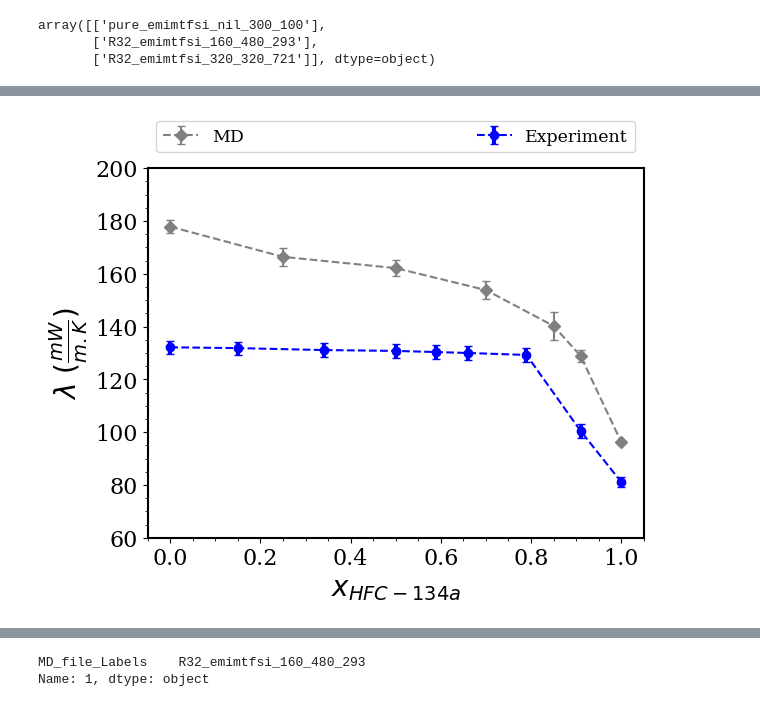
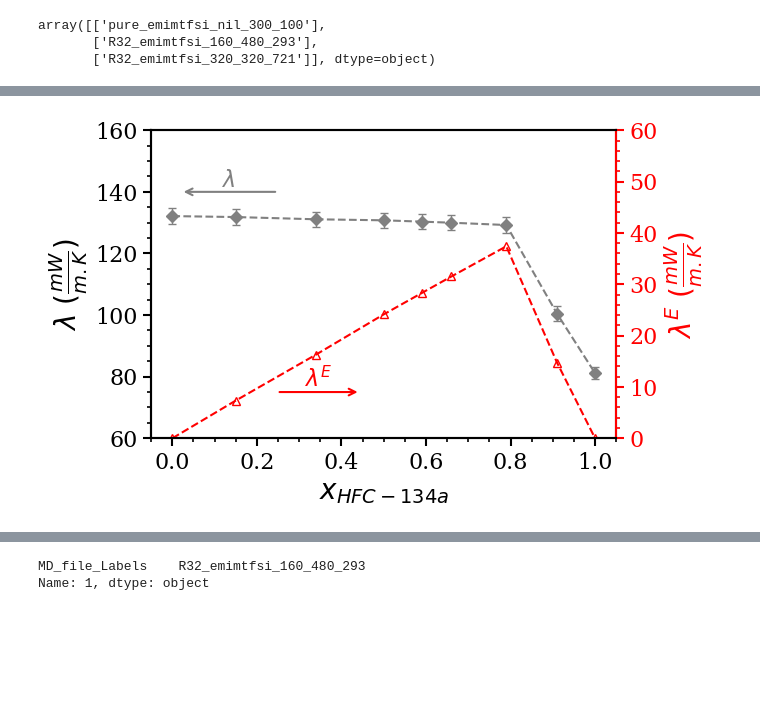
Before and after one commit to MaginnGroup/TC_Structure_ILHFC, a Jupyter notebook: Jupyter_Notebooks_and_DataSheet_Final_Plots/TC_Exp_MD_HFD.ipynb, the cells around one changed output, grey strips where cells are left out. Drawn from its saved outputs; the diff is of its cells as text; code cells hidden in the pictures; blank space fills up the shorter version.

Commit message:
updated plots

```diff
--- a/Jupyter_Notebooks_and_DataSheet_Final_Plots/TC_Exp_MD_HFD.ipynb
+++ b/Jupyter_Notebooks_and_DataSheet_Final_Plots/TC_Exp_MD_HFD.ipynb
@@ -58,24 +69,96 @@ MD_TC_err_R134a = NEMD_TC_err[7:]
+# %%
+
+def compute_excessTC(x_comp, TC_mix, TC_pureIL, TC_pureHFC):
+    excessTC = TC_mix - (x_comp*TC_pureHFC + (1-x_comp)*TC_pureIL)
+    return excessTC
 # %%
+
 plt.rcParams.update({
-    "text.usetex": False, # Set to True if you have LaTeX installed
+    "text.usetex": False,
     "font.family": "serif",
     "font.size": 12,
     "axes.linewidth": 1.5
 })
 
-fig, ax = plt.subplots()
+fig, ax1 = plt.subplots(figsize=(6, 4))
 
-ax.errorbar(MD_TC_comp_R134a, MD_TC_val_R134a, yerr = MD_TC_err_R134a, fmt='D--',ecolor = 'gray',color='gray', label = 'MD', capsize=3)
+Exp_excessTC_R134a_mol = compute_excessTC(Exp_TC_comp_R134a, Exp_TC_R134a, Exp_TC_R134a.iloc[0], Exp_TC_R134a.iloc[-1])
 
-ax.errorbar(Exp_TC_comp_R134a, Exp_TC_R134a, yerr = Exp_TC_err_R134a, fmt='o--', ecolor = 'blue',color='blue', elinewidth=3, label = 'Experiment', capsize=3) #fmt='o',
-ax.legend(bbox_to_anchor=(0, 1.02, 1, 0.2), loc="lower left", mode="expand", ncol=3, fontsize=12.5)
-plt.yticks(fontsize=16)
-plt.xticks(fontsize=16)
-ax.minorticks_on()
-plt.ylim(60, 200)
-plt.xlabel(r'$x_{HFC-134a}$', fontsize=20)
-plt.ylabel(r'$\lambda$' ' ' r'$(\frac{mW}{m.K})$', fontsize=20)
 
-plt.savefig("TC_vs_molfrac_R134a_MDandExp", dpi=500, bbox_inches='tight')
+line1 = ax1.errorbar(Exp_TC_comp_R134a, Exp_TC_R134a, yerr = Exp_TC_err_R134a, fmt='D--', ecolor = 'gray', color='gray', elinewidth=1, label = 'Experiment', capsize=3) #fmt='o',
+
+ax1.minorticks_on()
+
+ax1.set_xlabel(r'$x_{HFC-134a}$', fontsize=20)
+ax1.set_ylabel(r'$\lambda$' ' ' r'$(\frac{mW}{m.K})$', fontsize=20)
+ax1.tick_params(axis='y', which='major', length=6, width=1.5, labelsize=16)
+ax1.tick_params(axis='y', which='minor', length=3, width=1.2)
+ax1.tick_params(axis='x', which='major', length=6, width=1.5, labelsize=16)
+ax1.tick_params(axis='x', which='minor', length=3, width=1.2)
+ax1.xaxis.set_major_formatter(StrMethodFormatter('{x:.1f}'))
+ax1.set_ylim(60, 160)
+
+
+
+
+ax1.annotate(
+    '',                           # arrow
+    xy=(0.02, 140),               # arrow head (near the left axis)
+    xytext=(0.25, 140),           # arrow tail (toward the curve)
+    arrowprops=dict(arrowstyle='->', lw=1.5, color='gray')
+)
+
+ax1.text(
+    0.135, 140,
+    r'$\lambda$',
+    ha='center',
+    va='bottom',
+    fontsize=16,
+    color='gray'
+)
+
+
+ax2 = ax1.twinx()
+
+line2, = ax2.plot(Exp_TC_comp_R134a, Exp_excessTC_R134a_mol, ls='--' , color='red', marker="^", markerfacecolor='none', markeredgecolor='red') #fmt='o',
+#ax.legend(bbox_to_anchor=(0, 1.02, 1, 0.2), loc="lower left", mode="expand", ncol=3, fontsize=12.5)
+
+
+
+ax2.minorticks_on()
+ax2.set_ylabel(r'$\lambda^E$' ' ' r'$(\frac{mW}{m.K})$', fontsize=20, color='red')
+ax2.tick_params(axis='y', which='major',
+                length=6, width=1.5,
+                colors='red', labelsize=16)
+
+ax2.tick_params(axis='y', which='minor',
+                length=3, width=1.2,
+                colors='red')
+ax2.spines['right'].set_color('red')
+ax2.set_ylim(0, 60)
+
+
+
+ax2.annotate(
+    '',
+    xy=(0.45, 0.15),
+    xytext=(0.27, 0.15),
+    xycoords='axes fraction',
+    textcoords='axes fraction',
+    arrowprops=dict(arrowstyle='->', lw=1.5, color='red')
+)
+
+ax2.text(
+    0.36, 0.15,
+    r'$\lambda^E$',
+    transform=ax2.transAxes,
+    ha='center',
+    va='bottom',
+    fontsize=16,
+    color='red'
+)
+
+
+plt.savefig("TC_vs_molfrac_R134a_Exp_New_TCexcess", dpi=300, bbox_inches='tight')
 # %% [output]
-[figure, old version]
+[figure, new version]
```
Also changed, not shown: parts of 21 cells of this notebook, 1 other file.
